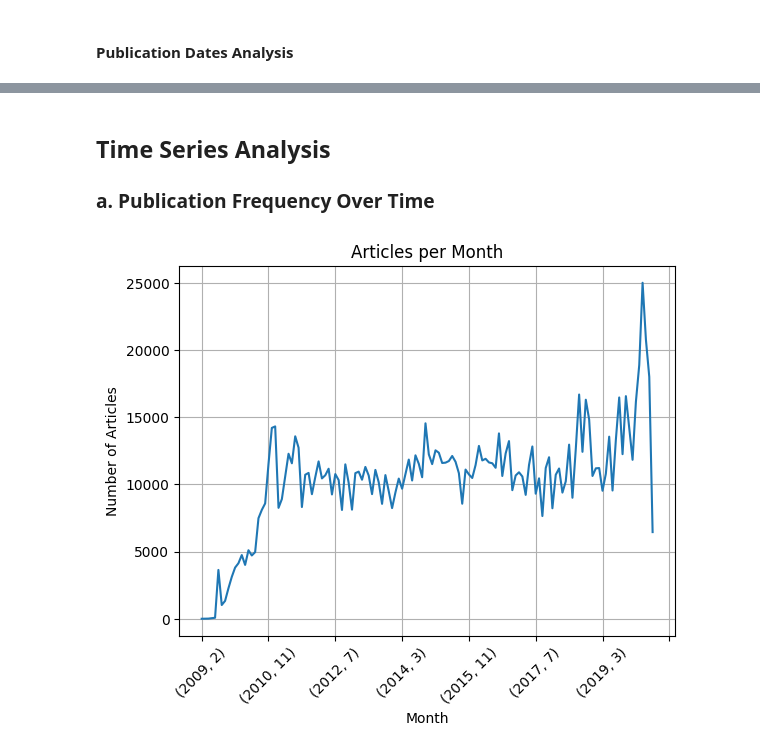
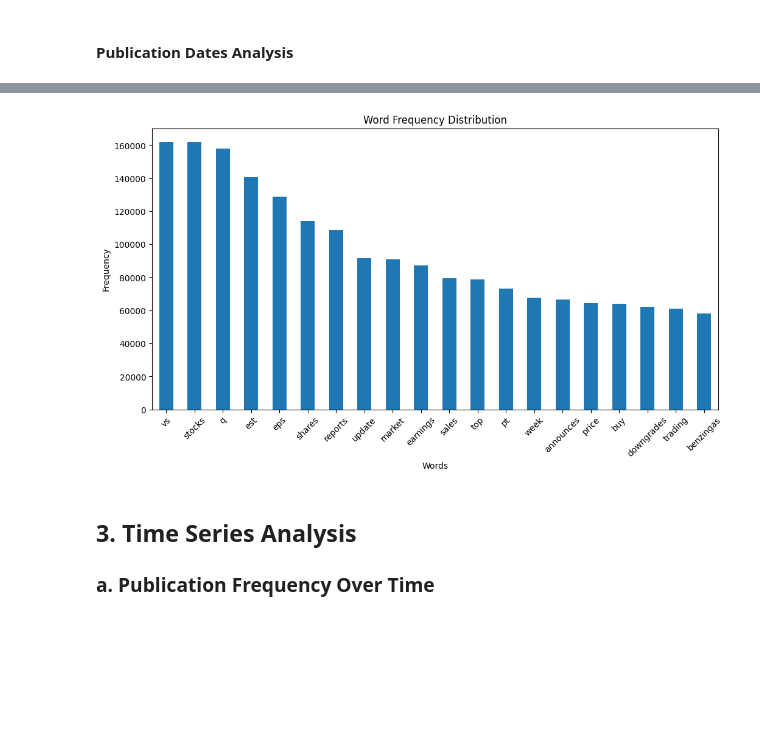
Before and after one commit to getahunTiruneh/Nova-Financial-Solutions, a Jupyter notebook: notebooks/Nova_EDA.ipynb, the cells around one changed output, grey strips where cells are left out. Saved outputs shown, nothing was run; the diff lists cells and outputs as text; code cells hidden in the pictures; blank space fills up the shorter version.

```diff
--- a/notebooks/Nova_EDA.ipynb
+++ b/notebooks/Nova_EDA.ipynb
@@ -137,14 +162,7 @@ df['setimern_catagory'].value_counts().plot(kind='bar',figsize=(10,6),color='r')
+# %%
+ta.word_frequency()
+# %% [output]
+[figure, added]
 # %% [markdown]
-## Time Series Analysis
+## 3. Time Series Analysis
 ### a. Publication Frequency Over Time
-# %%
-articles_per_month = df.groupby(['year', 'month']).size()
-articles_per_month.plot()
-plt.xlabel('Month')
-plt.ylabel('Number of Articles')
-plt.title('Articles per Month')
-plt.grid(True)
-plt.xticks(rotation=45)
-plt.show()
-# %% [output]
-[figure, removed]
```
Also changed, not shown: parts of 34 cells of this notebook.
